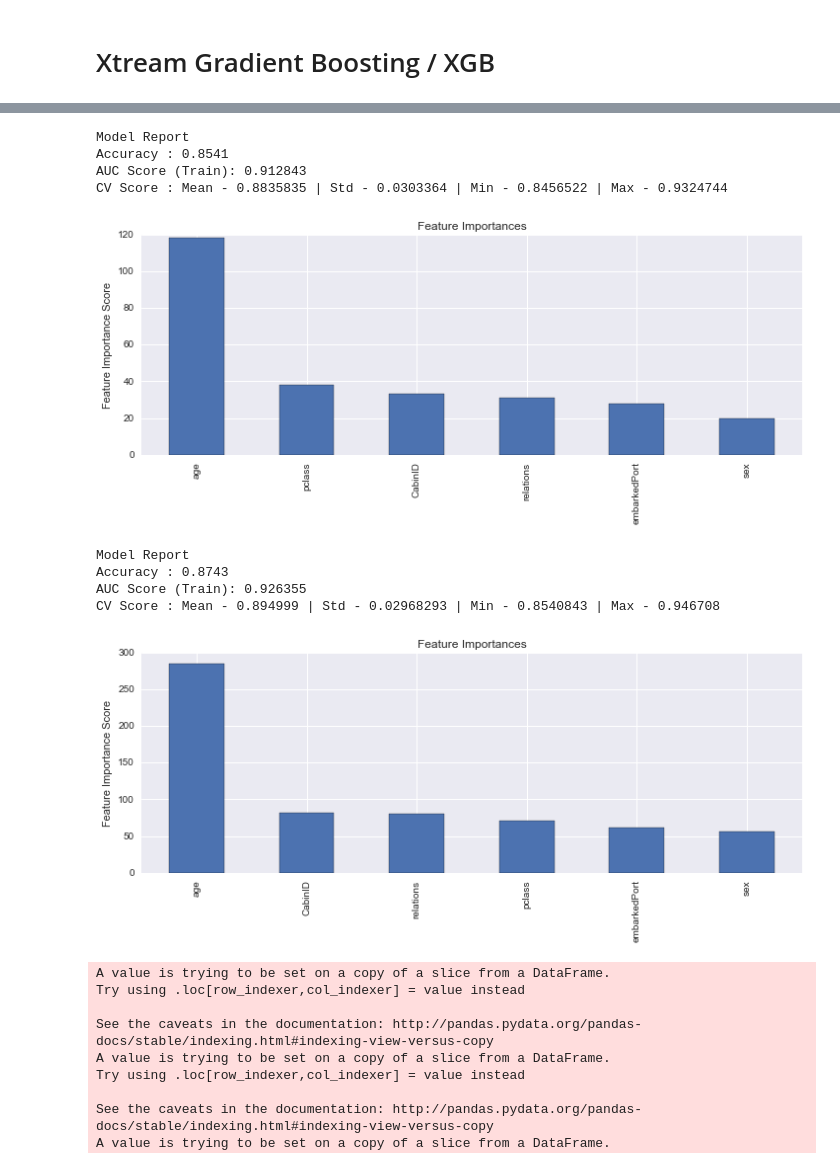
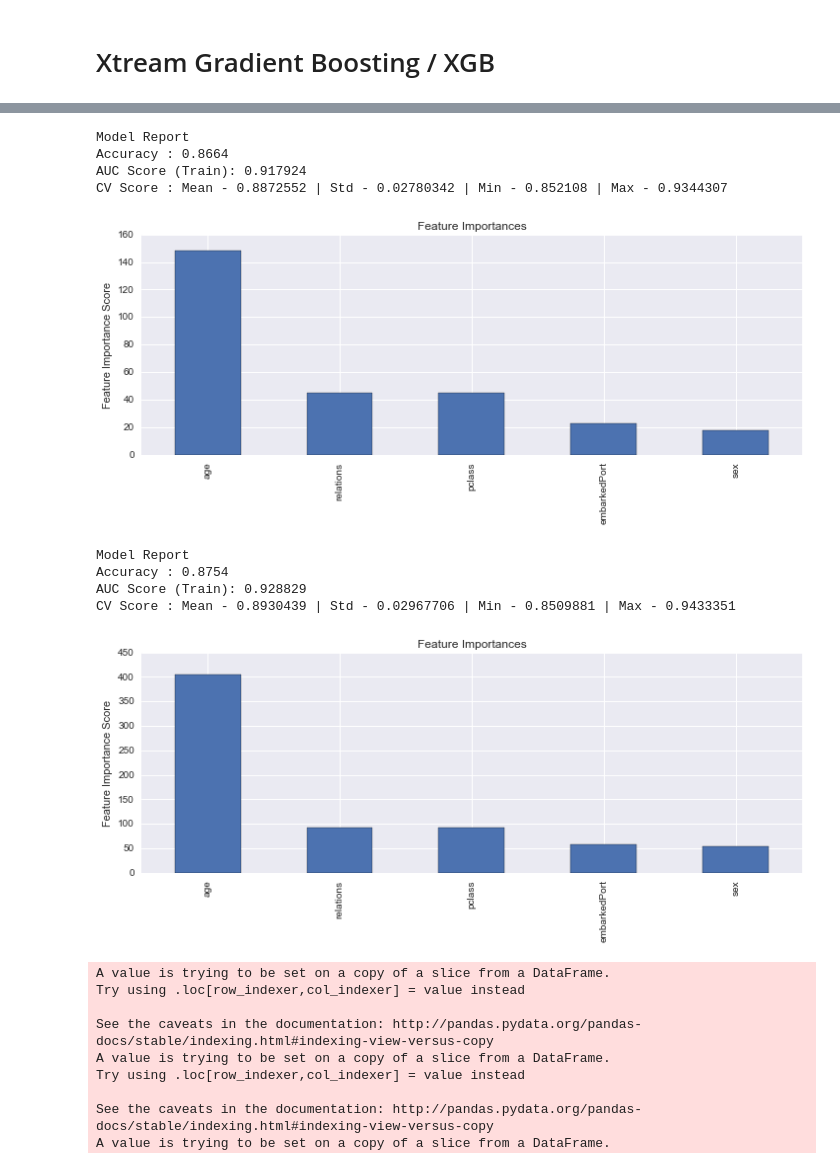
Before and after one commit to svjt78/Titanic-Predictive-Analytics-with-Kaggle-Dataset, a Jupyter notebook: Titanic-Predictive-Model-with-Kaggle_dataset.ipynb, the cells around one changed output, grey strips where cells are left out. Drawn from its saved outputs; the diff is of its cells as text; code cells hidden in the pictures.

```diff
--- a/Titanic-Predictive-Model-with-Kaggle_dataset.ipynb
+++ b/Titanic-Predictive-Model-with-Kaggle_dataset.ipynb
@@ -1413,7 +1415,7 @@ CV Score : Mean - 0.8893512 | Std - 0.02719806 | Min - 0.8611989 | Max - 0.93922
 # %%
 #Check model score
 #Increase the n_estimators to 500
-predictors = [x for x in df2.columns if x not in [response, IDcol]]
+predictors = [x for x in df2.columns if x not in [response, IDcol, CabinID]]
 gbm0 = GradientBoostingClassifier(learning_rate=0.01, n_estimators=700,max_depth=10,min_samples_split=70, min_samples_leaf=20, subsample=0.6, random_state=10, max_features=5)
 
 modelfit(gbm0, df2, predictors)
@@ -1452,6 +1454,7 @@ rcParams['figure.figsize'] = 12, 4
 
 response = 'survived'
 IDcol = 'ID'
+CabinID = 'CabinID'
 # %%
 #Define a function which will help us create XGBoost models and perform cross-validation.
 
@@ -1492,7 +1495,7 @@ def modelfit(alg, dtrain, predictors,useTrainCV=True, cv_folds=5, early_stopping
 #scale_pos_weight = 1  #greater than 0 for high class imbalance
 # %%
 #Choose all predictors except target & IDcols
-predictors = [x for x in df2.columns if x not in [response, IDcol]]
+predictors = [x for x in df2.columns if x not in [response, IDcol, CabinID]]
 xgb1 = XGBClassifier(
  learning_rate =0.1,
  n_estimators=100,
@@ -1640,6 +1643,6 @@ gsearch3.grid_scores_, gsearch3.best_params_, gsearch3.best_score_
 # %%
 #Re calibrate the model with optimal values determined so far
-predictors = [x for x in df2.columns if x not in [response, IDcol]]
+predictors = [x for x in df2.columns if x not in [response, IDcol, CabinID]]
 xgb1 = XGBClassifier(
  learning_rate =0.1,
  n_estimators=30,
@@ -1783,31 +1786,31 @@ gsearch6.grid_scores_, gsearch6.best_params_, gsearch6.best_score_
 # %%
 #Re calibrate the model
-predictors = [x for x in df2.columns if x not in [response, IDcol]]
+predictors = [x for x in df2.columns if x not in [response, IDcol, CabinID]]
 xgb1 = XGBClassifier(
  learning_rate =0.1,
  n_estimators=30,
  max_depth=10,
  min_child_weight=4,
  gamma=0.2,
  subsample=0.7,
  colsample_bytree=0.6,
  objective= 'binary:logistic',
  nthread=4,
  scale_pos_weight=1,
  silent = 0,
  #reg_alpha = 0.002,
  #reg_lambda = 0.003,
  seed=10)
 modelfit(xgb1, df2, predictors)
 # %% [output]
 Model Report
-Accuracy : 0.8541
-AUC Score (Train): 0.912843
-CV Score : Mean - 0.8835835 | Std - 0.0303364 | Min - 0.8456522 | Max - 0.9324744
+Accuracy : 0.8664
+AUC Score (Train): 0.917924
+CV Score : Mean - 0.8872552 | Std - 0.02780342 | Min - 0.852108 | Max - 0.9344307
-[figure, old version]
+[figure, new version]
 # %%
 #Do some permu combi with learning rate and n_estimators and track the scores
-predictors = [x for x in df2.columns if x not in [response, IDcol]]
+predictors = [x for x in df2.columns if x not in [response, IDcol, CabinID]]
 xgb1 = XGBClassifier(
  learning_rate =0.1,
  n_estimators=1000,
@@ -1826,10 +1829,10 @@ xgb1 = XGBClassifier(
 modelfit(xgb1, df2, predictors)
 # %% [output]
 Model Report
-Accuracy : 0.8743
-AUC Score (Train): 0.926355
-CV Score : Mean - 0.894999 | Std - 0.02968293 | Min - 0.8540843 | Max - 0.946708
+Accuracy : 0.8754
+AUC Score (Train): 0.928829
+CV Score : Mean - 0.8930439 | Std - 0.02967706 | Min - 0.8509881 | Max - 0.9433351
-[figure, old version]
+[figure, new version]
 # %%
 #Extract the test data and standardize as per the model input data
 df_test = pd.read_csv("/Users/suvojitdutta/Documents/PYTHON/Files/Titanic/kaggle_test.csv", encoding = "ISO-8859-1", error_bad_lines=False)
```
Also changed, not shown: parts of 38 cells of this notebook.
